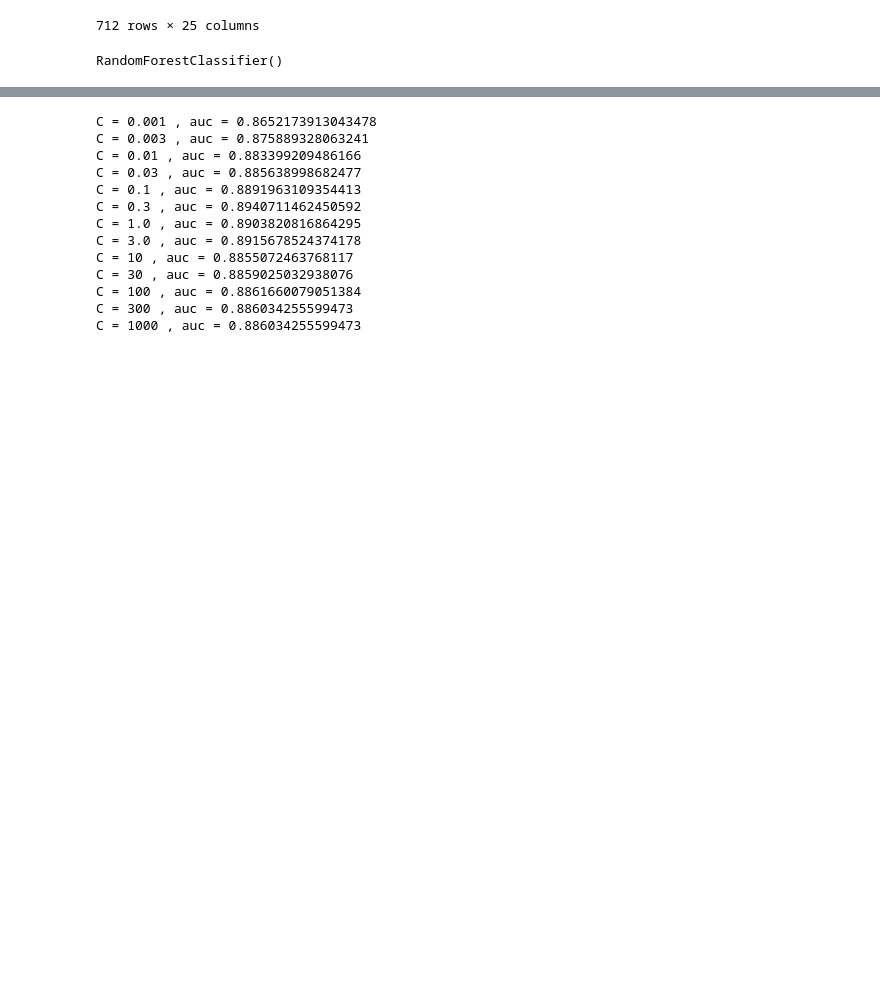
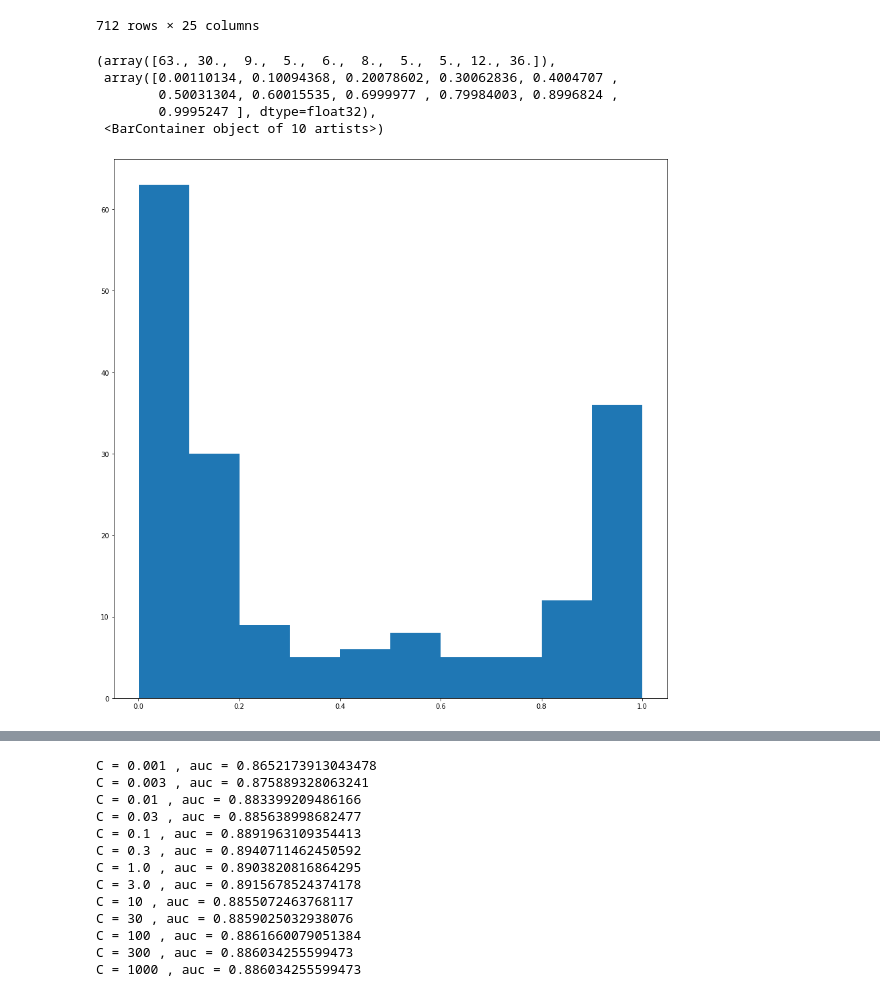
Before and after one commit to JeanMichelBereder/Kaggle, a Jupyter notebook: kaggle-titanic.ipynb, the cells around one changed output, grey strips where cells are left out. Drawn from its saved outputs; the diff is of its cells as text; code cells hidden in the pictures; blank space fills up the shorter version.

```diff
--- a/kaggle-titanic.ipynb
+++ b/kaggle-titanic.ipynb
@@ -350,12 +350,3 @@ X_train
 | 559 | 17.4000 | 0.0 | 0 | 0 | 1 | 1 | 0 | 0 | 1 | 0 | ... |
 | 684 | 39.0000 | 0.0 | 0 | 1 | 0 | 0 | 1 | 0 | 1 | 0 | ... |
 712 rows × 25 columns
-# %%
-from sklearn.linear_model import LogisticRegression
-from sklearn.ensemble import RandomForestClassifier
-
-# clf = LogisticRegression(solver='liblinear')
-clf = RandomForestClassifier()
-clf.fit(X_train, np.ravel(Y_train))
-# %% [output]
-RandomForestClassifier()
@@ -363,4 +380,13 @@ RandomForestClassifier()
 # print("coefficient = ", clf.coef_)
 # print("intercept = ", clf.intercept_)
 # %%
-Y_pred = clf.predict(X_test)
+Y_pred_proba = clf.predict(dtest)
+# %%
+plt.hist(Y_pred_proba)
+# %% [output]
+(array([63., 30.,  9.,  5.,  6.,  8.,  5.,  5., 12., 36.]),
+ array([0.00110134, 0.10094368, 0.20078602, 0.30062836, 0.4004707 ,
+        0.50031304, 0.60015535, 0.6999977 , 0.79984003, 0.8996824 ,
+        0.9995247 ], dtype=float32),
+ <BarContainer object of 10 artists>)
+[figure, added]
```
Also changed, not shown: parts of 5 cells of this notebook.
